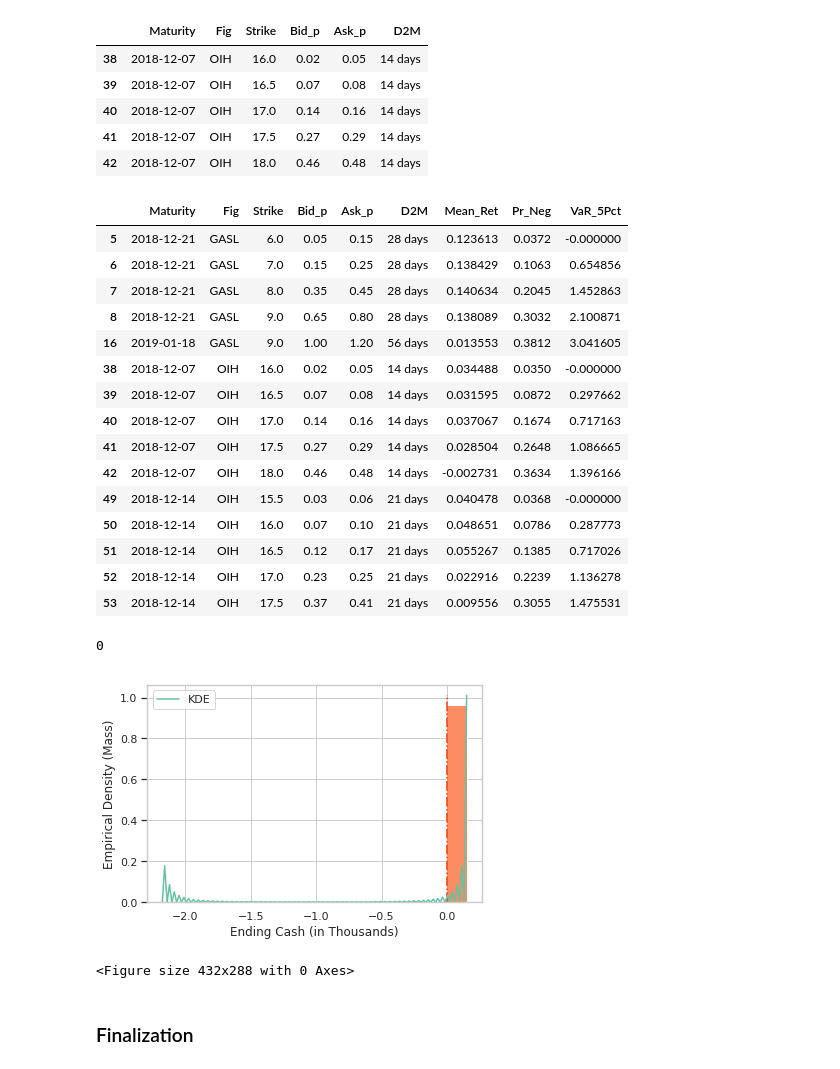
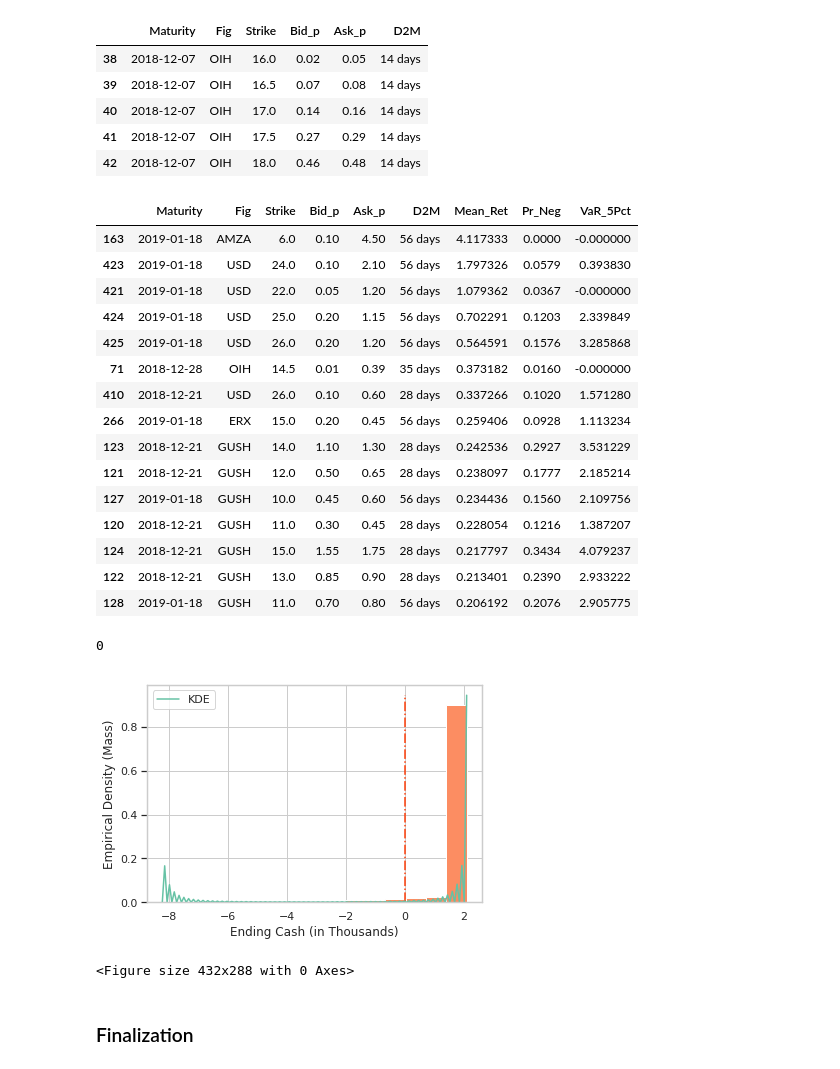
Before and after one commit to Hex-Liu/Put_Trading, a Jupyter notebook: Model.ipynb, the cells around one changed output. Saved outputs shown, nothing was run; the diff lists cells and outputs as text; code cells hidden in the pictures.

```diff
--- a/Model.ipynb
+++ b/Model.ipynb
@@ -309,32 +309,32 @@ for idx in output_sim_result.index:
     output_sim_result.loc[idx,'VaR_5Pct']=-np.minimum(np.quantile(ni,0.05),0)
     output_Sim_ni[idx]=ni
 # %%
-output_sim_result[output_sim_result.Pr_Neg<1].head(15)
+output_sim_result[output_sim_result.Pr_Neg<1].sort_values('Mean_Ret',ascending=False).head(15)
 # %% [output]
 |  | Maturity | Fig | Strike | Bid_p | Ask_p | D2M | Mean_Ret | Pr_Neg | VaR_5Pct |
-| 5 | 2018-12-21 | GASL | 6.0 | 0.05 | 0.15 | 28 days | 0.123613 | 0.0372 | -0.000000 |
-| 6 | 2018-12-21 | GASL | 7.0 | 0.15 | 0.25 | 28 days | 0.138429 | 0.1063 | 0.654856 |
-| 7 | 2018-12-21 | GASL | 8.0 | 0.35 | 0.45 | 28 days | 0.140634 | 0.2045 | 1.452863 |
-| 8 | 2018-12-21 | GASL | 9.0 | 0.65 | 0.80 | 28 days | 0.138089 | 0.3032 | 2.100871 |
-| 16 | 2019-01-18 | GASL | 9.0 | 1.00 | 1.20 | 56 days | 0.013553 | 0.3812 | 3.041605 |
-| 38 | 2018-12-07 | OIH | 16.0 | 0.02 | 0.05 | 14 days | 0.034488 | 0.0350 | -0.000000 |
-| 39 | 2018-12-07 | OIH | 16.5 | 0.07 | 0.08 | 14 days | 0.031595 | 0.0872 | 0.297662 |
-| 40 | 2018-12-07 | OIH | 17.0 | 0.14 | 0.16 | 14 days | 0.037067 | 0.1674 | 0.717163 |
-| 41 | 2018-12-07 | OIH | 17.5 | 0.27 | 0.29 | 14 days | 0.028504 | 0.2648 | 1.086665 |
-| 42 | 2018-12-07 | OIH | 18.0 | 0.46 | 0.48 | 14 days | -0.002731 | 0.3634 | 1.396166 |
-| 49 | 2018-12-14 | OIH | 15.5 | 0.03 | 0.06 | 21 days | 0.040478 | 0.0368 | -0.000000 |
-| 50 | 2018-12-14 | OIH | 16.0 | 0.07 | 0.10 | 21 days | 0.048651 | 0.0786 | 0.287773 |
-| 51 | 2018-12-14 | OIH | 16.5 | 0.12 | 0.17 | 21 days | 0.055267 | 0.1385 | 0.717026 |
-| 52 | 2018-12-14 | OIH | 17.0 | 0.23 | 0.25 | 21 days | 0.022916 | 0.2239 | 1.136278 |
-| 53 | 2018-12-14 | OIH | 17.5 | 0.37 | 0.41 | 21 days | 0.009556 | 0.3055 | 1.475531 |
+| 163 | 2019-01-18 | AMZA | 6.0 | 0.10 | 4.50 | 56 days | 4.117333 | 0.0000 | -0.000000 |
+| 423 | 2019-01-18 | USD | 24.0 | 0.10 | 2.10 | 56 days | 1.797326 | 0.0579 | 0.393830 |
+| 421 | 2019-01-18 | USD | 22.0 | 0.05 | 1.20 | 56 days | 1.079362 | 0.0367 | -0.000000 |
+| 424 | 2019-01-18 | USD | 25.0 | 0.20 | 1.15 | 56 days | 0.702291 | 0.1203 | 2.339849 |
+| 425 | 2019-01-18 | USD | 26.0 | 0.20 | 1.20 | 56 days | 0.564591 | 0.1576 | 3.285868 |
+| 71 | 2018-12-28 | OIH | 14.5 | 0.01 | 0.39 | 35 days | 0.373182 | 0.0160 | -0.000000 |
+| 410 | 2018-12-21 | USD | 26.0 | 0.10 | 0.60 | 28 days | 0.337266 | 0.1020 | 1.571280 |
+| 266 | 2019-01-18 | ERX | 15.0 | 0.20 | 0.45 | 56 days | 0.259406 | 0.0928 | 1.113234 |
+| 123 | 2018-12-21 | GUSH | 14.0 | 1.10 | 1.30 | 28 days | 0.242536 | 0.2927 | 3.531229 |
+| 121 | 2018-12-21 | GUSH | 12.0 | 0.50 | 0.65 | 28 days | 0.238097 | 0.1777 | 2.185214 |
+| 127 | 2019-01-18 | GUSH | 10.0 | 0.45 | 0.60 | 56 days | 0.234436 | 0.1560 | 2.109756 |
+| 120 | 2018-12-21 | GUSH | 11.0 | 0.30 | 0.45 | 28 days | 0.228054 | 0.1216 | 1.387207 |
+| 124 | 2018-12-21 | GUSH | 15.0 | 1.55 | 1.75 | 28 days | 0.217797 | 0.3434 | 4.079237 |
+| 122 | 2018-12-21 | GUSH | 13.0 | 0.85 | 0.90 | 28 days | 0.213401 | 0.2390 | 2.933222 |
+| 128 | 2019-01-18 | GUSH | 11.0 | 0.70 | 0.80 | 56 days | 0.206192 | 0.2076 | 2.905775 |
 # %%
 output_sim_result.index.duplicated().sum()
 # %% [output]
 0
 # %%
-plot_opt(output_Sim_ni[5],'')
+plot_opt(output_Sim_ni[423],'')
 # %% [output]
-[figure, old version]
+[figure, new version]
 <Figure size 432x288 with 0 Axes>
 # %% [markdown]
 ### Finalization
```
